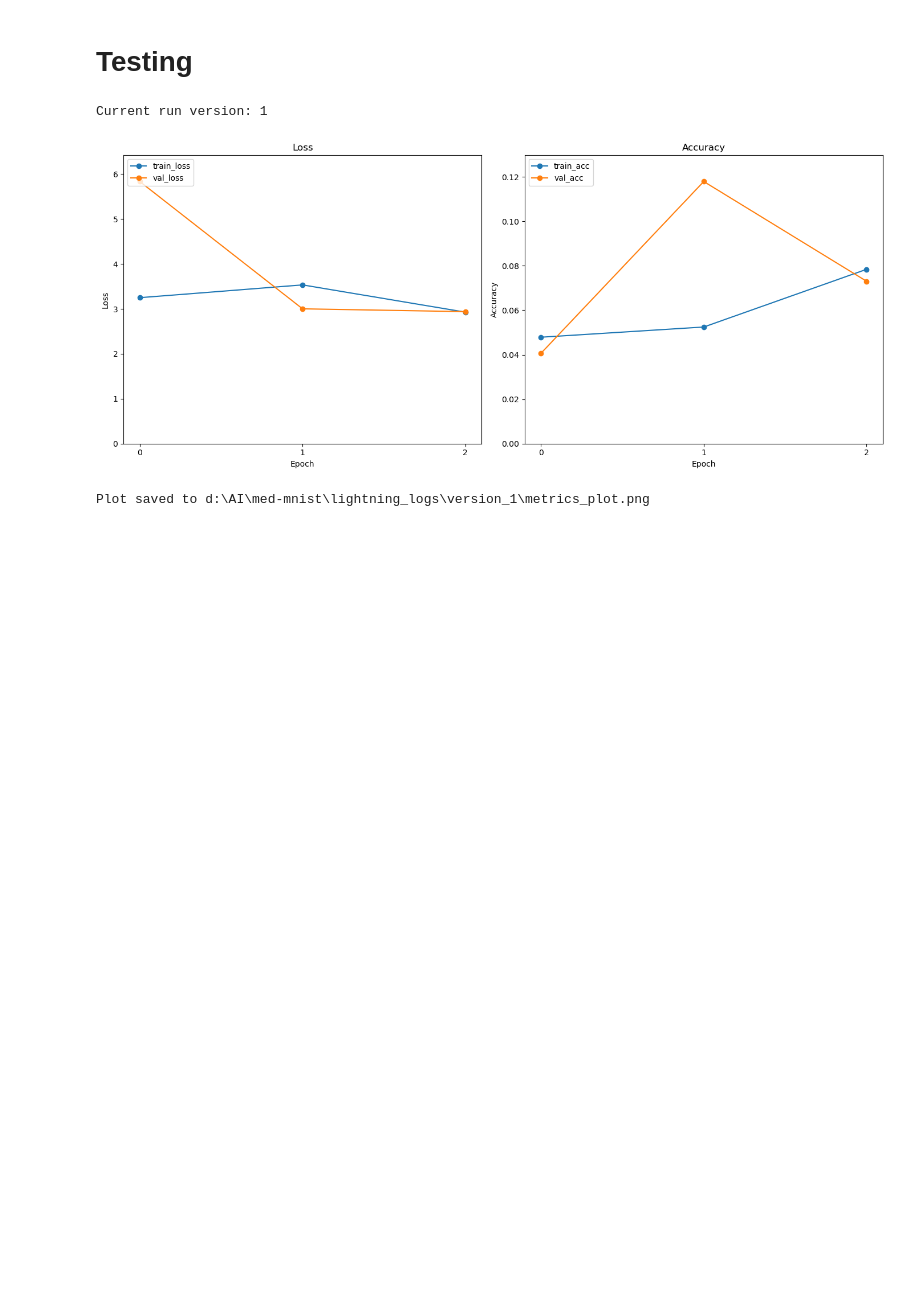
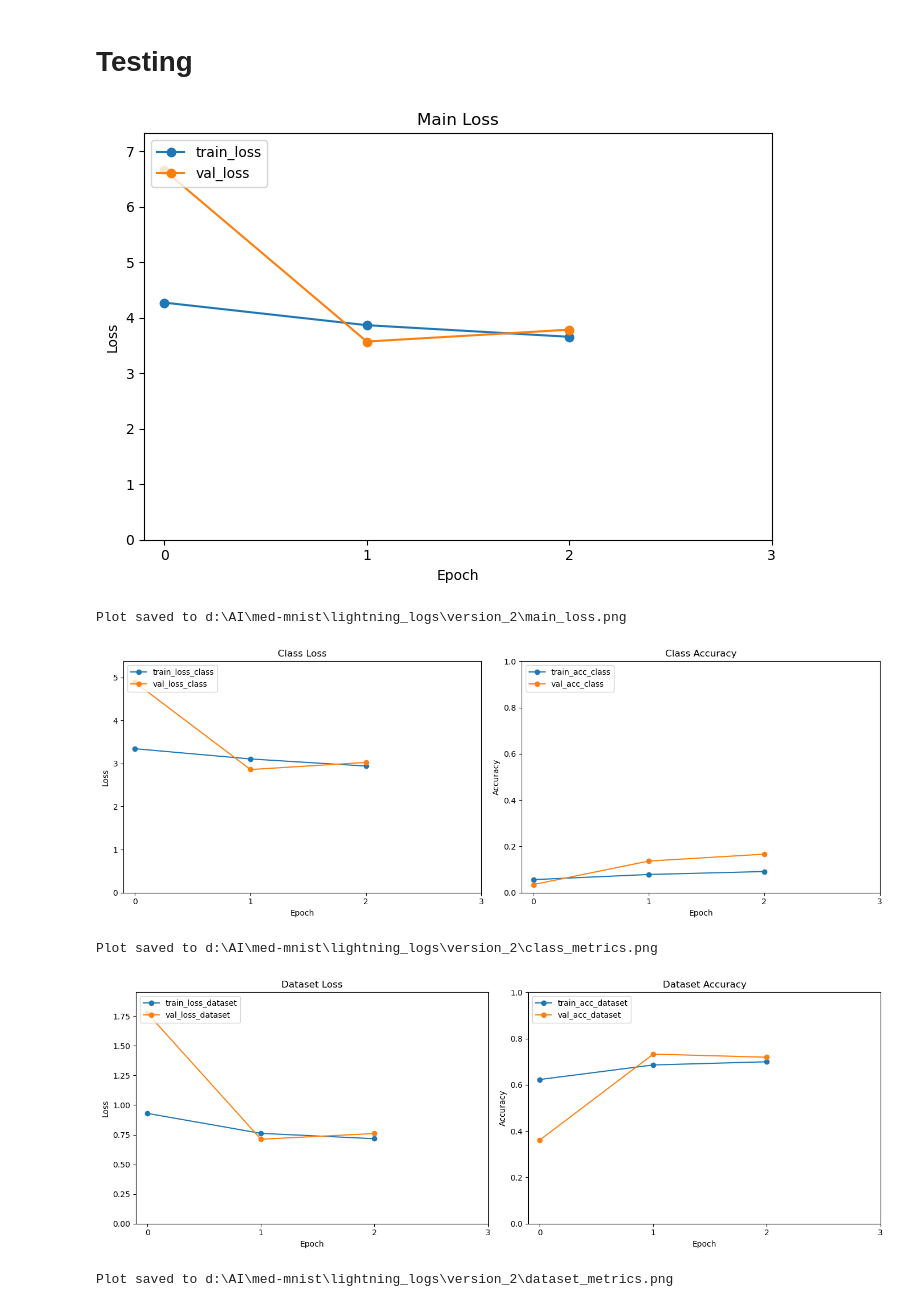
Before and after one commit to jaroslawjanas/med-mnist, a Jupyter notebook: medmnist.ipynb, the cells around one changed output. Saved outputs shown, nothing was run; the diff lists cells and outputs as text; code cells hidden in the pictures; blank space fills up the shorter version.

```diff
--- a/medmnist.ipynb
+++ b/medmnist.ipynb
@@ -547,16 +604,22 @@ Modules in eval mode: 0
 # %% [markdown]
 # Testing
 # %%
-current_version = trainer.logger.version
-print("Current run version:", current_version)
+# current_version = trainer.logger.version
+# print("Current run version:", current_version)
+current_version = 2
 
 logs_path = os.path.join(CWD, "lightning_logs", f"version_{current_version}")
 
-plot_and_save_metrics(logs_path)
+display_main_loss(logs_path)
+display_class_metrics(logs_path)
+display_dataset_metrics(logs_path)
 # %% [output]
+[figure, new version]
-Current run version: 1
+Plot saved to d:\AI\med-mnist\lightning_logs\version_2\main_loss.png
-[figure, old version]
+[figure, added]
-Plot saved to d:\AI\med-mnist\lightning_logs\version_1\metrics_plot.png
+Plot saved to d:\AI\med-mnist\lightning_logs\version_2\class_metrics.png
+[figure, added]
+Plot saved to d:\AI\med-mnist\lightning_logs\version_2\dataset_metrics.png
 # %%
 trainer.test(
     dataloaders = test_loader,
```
Also changed, not shown: parts of 12 cells of this notebook, 3 other files.
